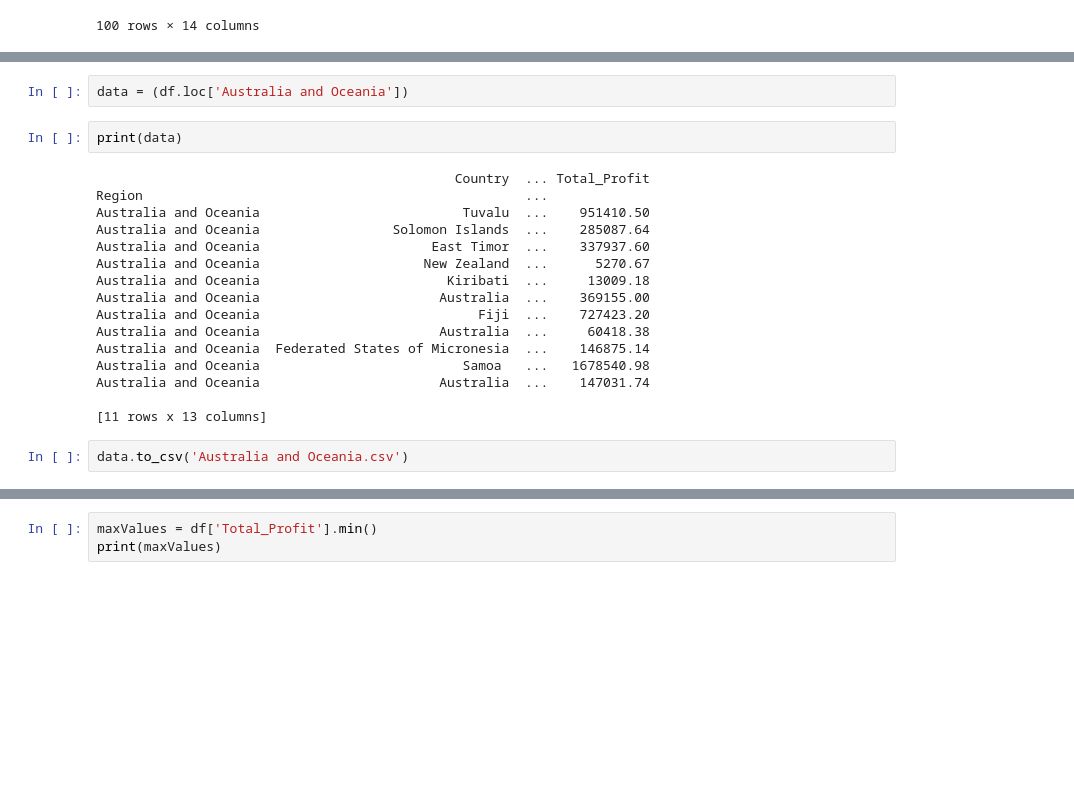
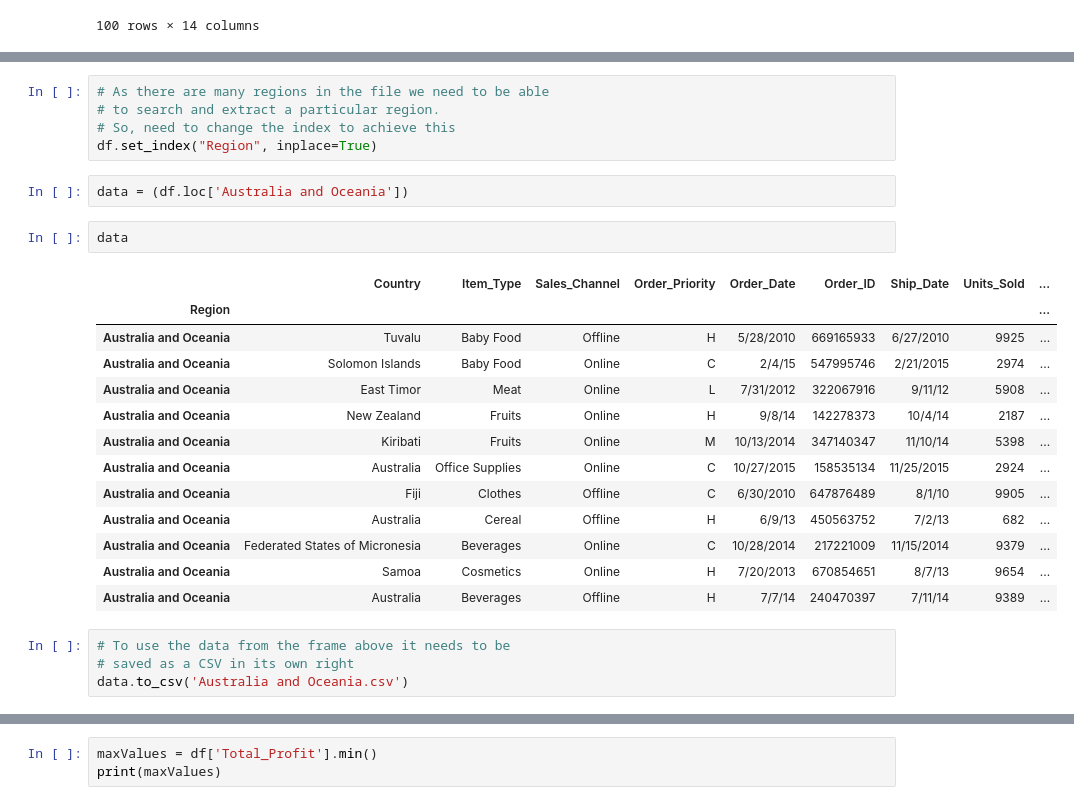
Before and after one commit to DaveWates/Extended-Learning-Portfolio, a Jupyter notebook: Question4.ipynb, the cells around one changed output, grey strips where cells are left out. Saved outputs shown, nothing was run; the diff lists cells and outputs as text; blank space fills up the shorter version.

```diff
--- a/Question4.ipynb
+++ b/Question4.ipynb
@@ -96,23 +67,28 @@ Australia and Oceania                       Australia  ...    147031.74
+# %%
+# As there are many regions in the file we need to be able
+# to search and extract a particular region.
+# So, need to change the index to achieve this
+df.set_index("Region", inplace=True)
 # %%
 data = (df.loc['Australia and Oceania'])
-# %%
-print(data)
-# %% [output]
-                                              Country  ... Total_Profit
-Region                                                 ...
-Australia and Oceania                          Tuvalu  ...    951410.50
-Australia and Oceania                 Solomon Islands  ...    285087.64
-Australia and Oceania                      East Timor  ...    337937.60
-Australia and Oceania                     New Zealand  ...      5270.67
-Australia and Oceania                        Kiribati  ...     13009.18
-Australia and Oceania                       Australia  ...    369155.00
-Australia and Oceania                            Fiji  ...    727423.20
-Australia and Oceania                       Australia  ...     60418.38
-Australia and Oceania  Federated States of Micronesia  ...    146875.14
-Australia and Oceania                          Samoa   ...   1678540.98
-Australia and Oceania                       Australia  ...    147031.74
-
-[11 rows x 13 columns]
-# %%
-data.to_csv('Australia and Oceania.csv')
+# %%
+data
+# %% [output]
+|  | Country | Item_Type | Sales_Channel | Order_Priority | Order_Date | Order_ID | Ship_Date | Units_Sold | ... |
+| Region |  |  |  |  |  |  |  |  | ... |
+| Australia and Oceania | Tuvalu | Baby Food | Offline | H | 5/28/2010 | 669165933 | 6/27/2010 | 9925 | ... |
+| Australia and Oceania | Solomon Islands | Baby Food | Online | C | 2/4/15 | 547995746 | 2/21/2015 | 2974 | ... |
+| Australia and Oceania | East Timor | Meat | Online | L | 7/31/2012 | 322067916 | 9/11/12 | 5908 | ... |
+| Australia and Oceania | New Zealand | Fruits | Online | H | 9/8/14 | 142278373 | 10/4/14 | 2187 | ... |
+| Australia and Oceania | Kiribati | Fruits | Online | M | 10/13/2014 | 347140347 | 11/10/14 | 5398 | ... |
+| Australia and Oceania | Australia | Office Supplies | Online | C | 10/27/2015 | 158535134 | 11/25/2015 | 2924 | ... |
+| Australia and Oceania | Fiji | Clothes | Offline | C | 6/30/2010 | 647876489 | 8/1/10 | 9905 | ... |
+| Australia and Oceania | Australia | Cereal | Offline | H | 6/9/13 | 450563752 | 7/2/13 | 682 | ... |
+| Australia and Oceania | Federated States of Micronesia | Beverages | Online | C | 10/28/2014 | 217221009 | 11/15/2014 | 9379 | ... |
+| Australia and Oceania | Samoa | Cosmetics | Online | H | 7/20/2013 | 670854651 | 8/7/13 | 9654 | ... |
+| Australia and Oceania | Australia | Beverages | Offline | H | 7/7/14 | 240470397 | 7/11/14 | 9389 | ... |
+# %%
+# To use the data from the frame above it needs to be
+# saved as a CSV in its own right
+data.to_csv('Australia and Oceania.csv')
 # %%
```
Also changed, not shown: parts of 22 cells of this notebook.
